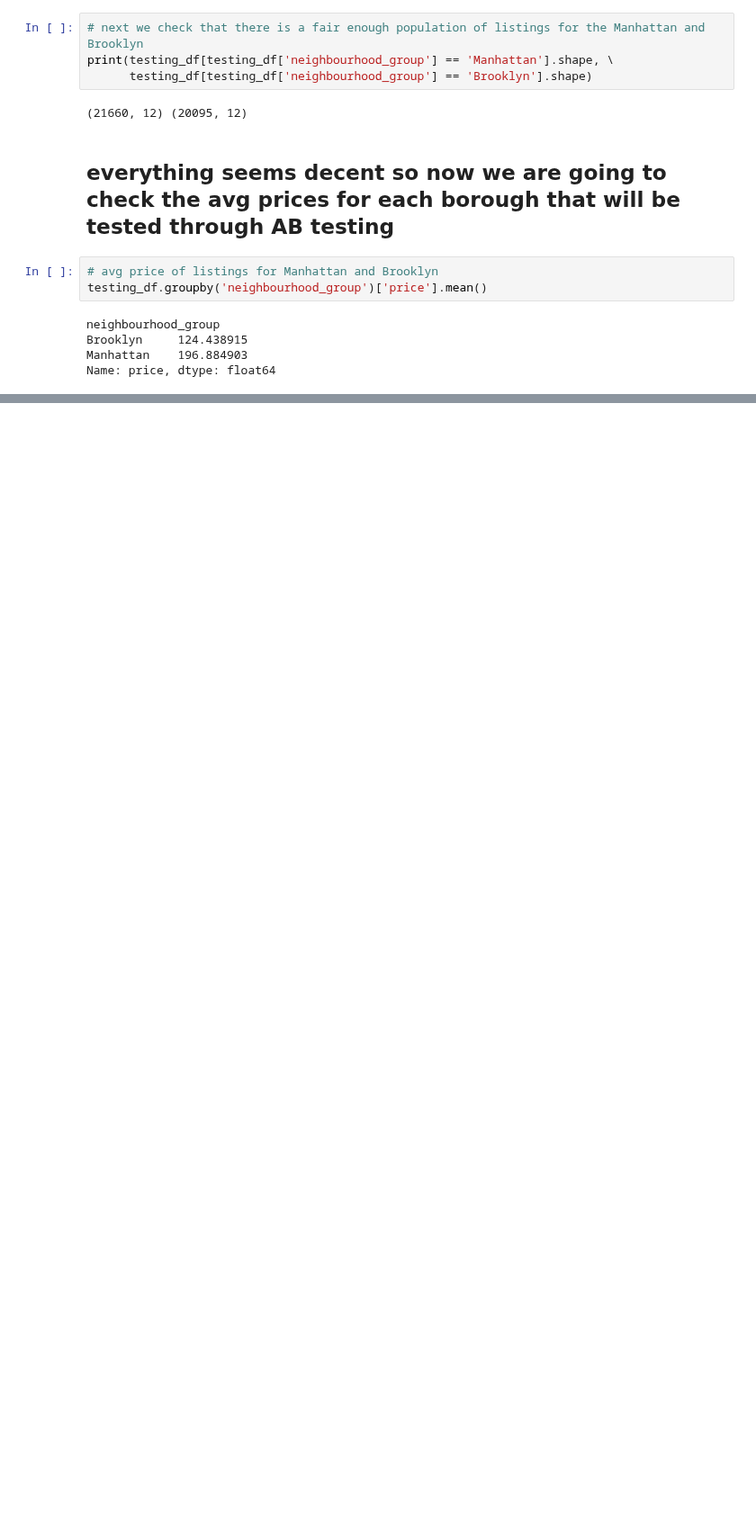
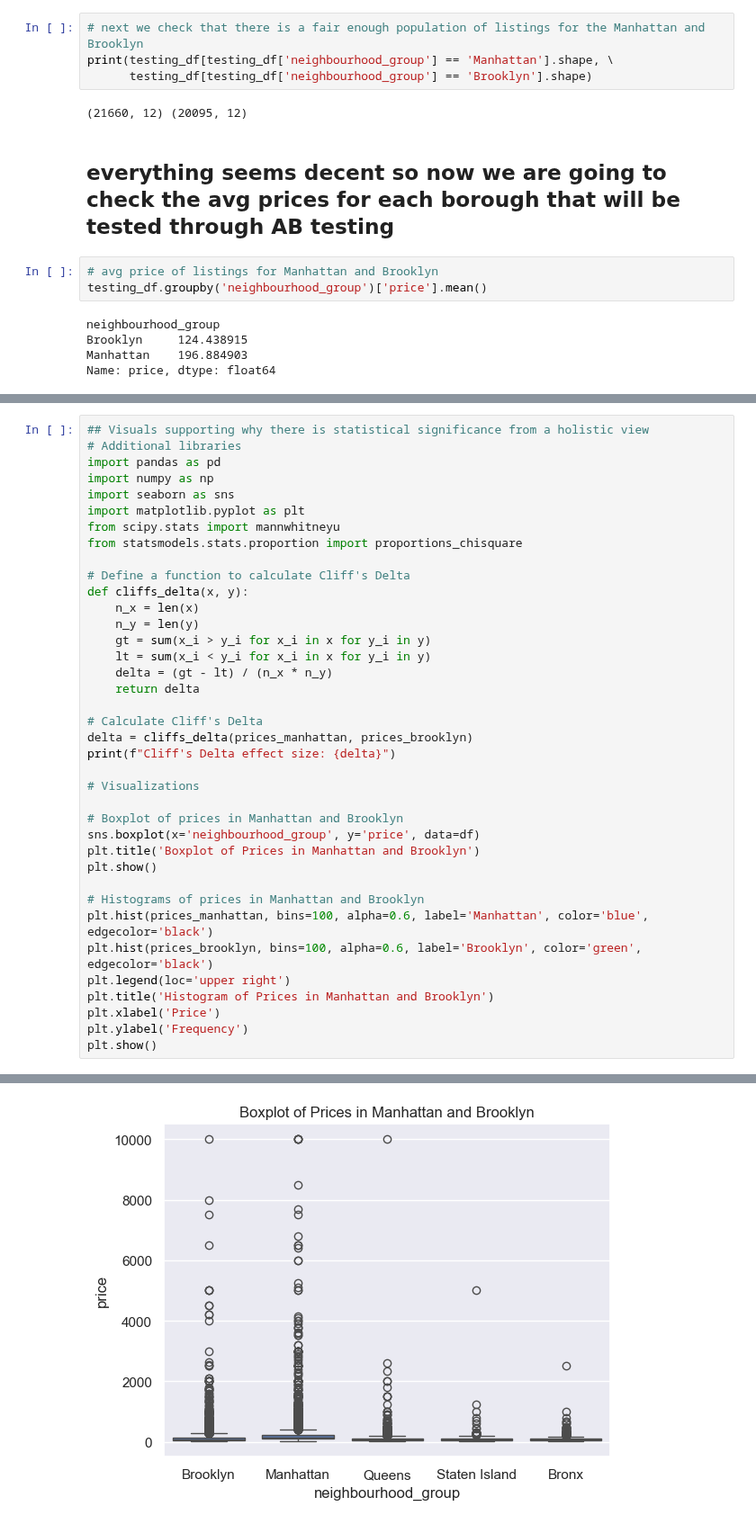
Before and after one commit to Adamb0lt/airbnb_data_analysis_and_DB_storage, a Jupyter notebook: NYC airbnb/airbnb_analysis_ML_redone.ipynb, the cells around one changed output, grey strips where cells are left out. Shown at 90% size. Cells and saved outputs as stored; diff of their text form; blank space fills up the shorter version.

```diff
--- a/NYC airbnb/airbnb_analysis_ML_redone.ipynb
+++ b/NYC airbnb/airbnb_analysis_ML_redone.ipynb
@@ -529,0 +409,39 @@ pd.crosstab(testing_df['Pricing Category'],testing_df['room_type']) # TODO: crea
+# %%
+## Visuals supporting why there is statistical significance from a holistic view
+# Additional libraries
+import pandas as pd
+import numpy as np
+import seaborn as sns
+import matplotlib.pyplot as plt
+from scipy.stats import mannwhitneyu
+from statsmodels.stats.proportion import proportions_chisquare
+
+# Define a function to calculate Cliff's Delta
+def cliffs_delta(x, y):
+    n_x = len(x)
+    n_y = len(y)
+    gt = sum(x_i > y_i for x_i in x for y_i in y)
+    lt = sum(x_i < y_i for x_i in x for y_i in y)
+    delta = (gt - lt) / (n_x * n_y)
+    return delta
+
+# Calculate Cliff's Delta
+delta = cliffs_delta(prices_manhattan, prices_brooklyn)
+print(f"Cliff's Delta effect size: {delta}")
+
+# Visualizations
+
+# Boxplot of prices in Manhattan and Brooklyn
+sns.boxplot(x='neighbourhood_group', y='price', data=df)
+plt.title('Boxplot of Prices in Manhattan and Brooklyn')
+plt.show()
+
+# Histograms of prices in Manhattan and Brooklyn
+plt.hist(prices_manhattan, bins=100, alpha=0.6, label='Manhattan', color='blue', edgecolor='black')
+plt.hist(prices_brooklyn, bins=100, alpha=0.6, label='Brooklyn', color='green', edgecolor='black')
+plt.legend(loc='upper right')
+plt.title('Histogram of Prices in Manhattan and Brooklyn')
+plt.xlabel('Price')
+plt.ylabel('Frequency')
+plt.show()
+# %% [output]
@@ -529,0 +449 @@ pd.crosstab(testing_df['Pricing Category'],testing_df['room_type']) # TODO: crea
+[figure, added]
```
Also changed, not shown: parts of 38 cells of this notebook.
